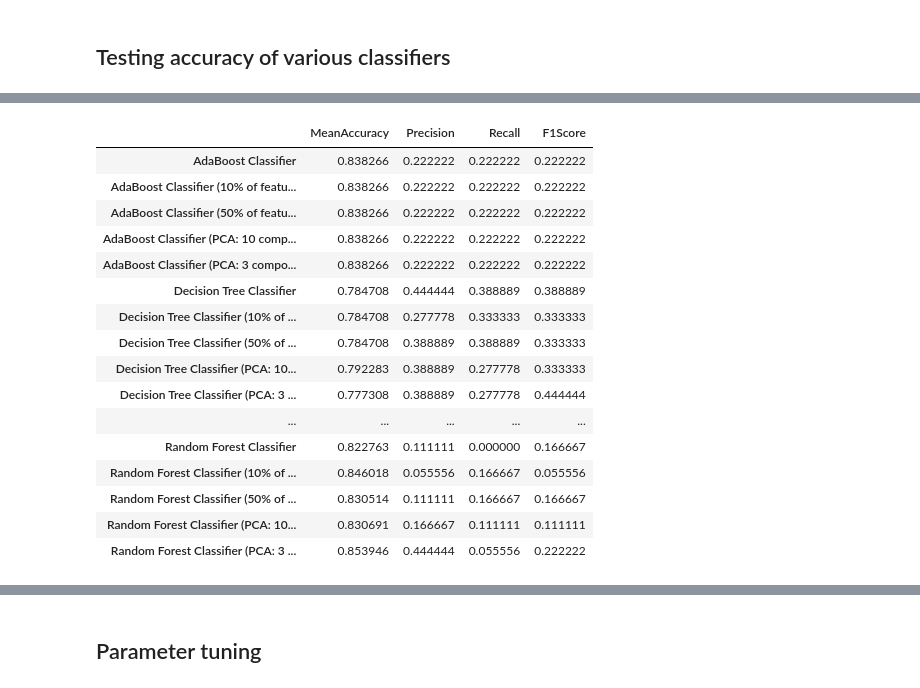
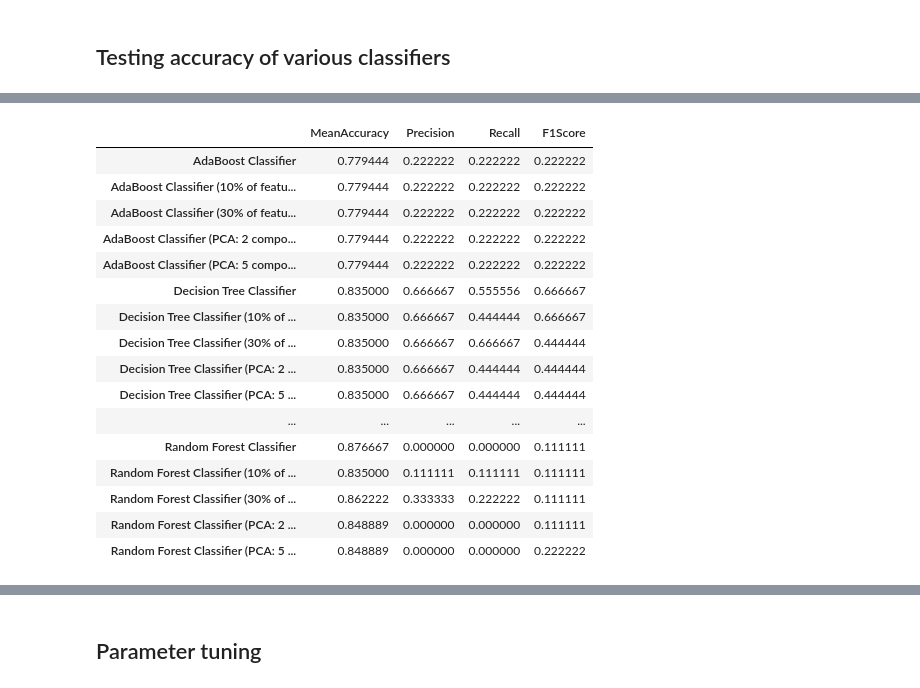
Before and after one commit to sian-nadin/enron_fraud, a Jupyter notebook: Enron Fraud.ipynb, the cells around one changed output, grey strips where cells are left out. Cells and saved outputs as stored; diff of their text form; code cells hidden in the pictures.

Commit message:
Test different classifiers

```diff
--- a/Enron Fraud.ipynb
+++ b/Enron Fraud.ipynb
@@ -124,0 +115,15 @@ X_train, X_test, y_train, y_test = train_test_split(X, y, test_size=0.1, random_
+# %%
+data = df.drop(['poi', 'email_address'], axis=1)
+X = data.values
+y = df.poi
+# %%
+# Generate the training and testing data
+from sklearn.model_selection import StratifiedKFold
+skf = StratifiedKFold(n_splits=2)
+skf.get_n_splits(X, y)
+
+StratifiedKFold(n_splits=2, random_state=None, shuffle=False)
+for train_index, test_index in skf.split(X, y):
+    #print("TRAIN:", train_index, "TEST:", test_index)
+    X_train, X_test = X[train_index], X[test_index]
+    y_train, y_test = y[train_index], y[test_index]
@@ -127,23 +159,22 @@ X_train, X_test, y_train, y_test = train_test_split(X, y, test_size=0.1, random_
 # %%
 from sklearn.decomposition import PCA
 
-pca = PCA(n_components=10)
+pca = PCA(n_components=2)
 pca.fit(X_train)
 
-X_train_pca10 = pca.transform(X_train)
-X_test_pca10 = pca.transform(X_test)
+X_train_pca2 = pca.transform(X_train)
+X_test_pca2 = pca.transform(X_test)
 
-
-pca = PCA(n_components=3)
+pca = PCA(n_components=5)
 pca.fit(X_train)
 
-X_train_pca3 = pca.transform(X_train)
-X_test_pca3 = pca.transform(X_test)
+X_train_pca5 = pca.transform(X_train)
+X_test_pca5 = pca.transform(X_test)
 # %%
 from sklearn.feature_selection import SelectPercentile
 
-X_train_reduce50 = SelectPercentile(percentile=50).fit_transform(X_train, y_train)
-X_test_reduce50 = SelectPercentile(percentile=50).fit_transform(X_test, y_test)
+X_train_reduce30 = SelectPercentile(percentile=30).fit_transform(X_train, y_train)
+X_test_reduce30 = SelectPercentile(percentile=30).fit_transform(X_test, y_test)
 
 X_train_reduce10 = SelectPercentile().fit_transform(X_train, y_train)
 X_test_reduce10 = SelectPercentile().fit_transform(X_test, y_test)
@@ -164,48 +203,48 @@ models = {"AdaBoost Classifier": AdaBoostClassifier(), "Gaussian Naive Bayes": G
           "Decision Tree Classifier": tree.DecisionTreeClassifier(), "Random Forest Classifier": RandomForestClassifier()}
 
 
-data = {"": X_train, "(50% of features)": X_train_reduce50, "(10% of features)": X_train_reduce10,
-       "(PCA: 10 components)": X_train_pca10, "(PCA: 3 components)": X_train_pca3}
+data = {"": X_train, "(30% of features)": X_train_reduce30, "(10% of features)": X_train_reduce10,
+       "(PCA: 2 components)": X_train_pca2, "(PCA: 5 components)": X_train_pca5}
 
 res = {}
 
 with warnings.catch_warnings():
     warnings.simplefilter("ignore")
 
     for name, model in models.items():
         for scale, X in data.items():
             n = name + " " + scale
             clf = model
             accuracy = cross_val_score(clf, X_train, y_train).mean()
 
             y_pred = cross_val_predict(clf, X_train, y_train)
 
             rec = cross_val_score(clf, X_train, y_train, scoring=make_scorer(recall_score)).mean()
             prec = cross_val_score(clf, X_train, y_train, scoring=make_scorer(recall_score)).mean()
             f1 = cross_val_score(clf, X_train, y_train, scoring=make_scorer(recall_score)).mean()
 
 
             res[n] = {"MeanAccuracy": accuracy, "Precision": prec, "Recall": rec, "F1Score": f1}
 
 results = pd.DataFrame.from_dict(res, orient="index")
 results = results[["MeanAccuracy", "Precision", "Recall", "F1Score"]]
 
 results
 # %% [output]
 |  | MeanAccuracy | Precision | Recall | F1Score |
-| AdaBoost Classifier | 0.838266 | 0.222222 | 0.222222 | 0.222222 |
-| AdaBoost Classifier (10% of featu... | 0.838266 | 0.222222 | 0.222222 | 0.222222 |
-| AdaBoost Classifier (50% of featu... | 0.838266 | 0.222222 | 0.222222 | 0.222222 |
-| AdaBoost Classifier (PCA: 10 comp... | 0.838266 | 0.222222 | 0.222222 | 0.222222 |
-| AdaBoost Classifier (PCA: 3 compo... | 0.838266 | 0.222222 | 0.222222 | 0.222222 |
-| Decision Tree Classifier | 0.784708 | 0.444444 | 0.388889 | 0.388889 |
-| Decision Tree Classifier (10% of ... | 0.784708 | 0.277778 | 0.333333 | 0.333333 |
-| Decision Tree Classifier (50% of ... | 0.784708 | 0.388889 | 0.388889 | 0.333333 |
-| Decision Tree Classifier (PCA: 10... | 0.792283 | 0.388889 | 0.277778 | 0.333333 |
-| Decision Tree Classifier (PCA: 3 ... | 0.777308 | 0.388889 | 0.277778 | 0.444444 |
+| AdaBoost Classifier | 0.779444 | 0.222222 | 0.222222 | 0.222222 |
+| AdaBoost Classifier (10% of featu... | 0.779444 | 0.222222 | 0.222222 | 0.222222 |
+| AdaBoost Classifier (30% of featu... | 0.779444 | 0.222222 | 0.222222 | 0.222222 |
+| AdaBoost Classifier (PCA: 2 compo... | 0.779444 | 0.222222 | 0.222222 | 0.222222 |
+| AdaBoost Classifier (PCA: 5 compo... | 0.779444 | 0.222222 | 0.222222 | 0.222222 |
+| Decision Tree Classifier | 0.835000 | 0.666667 | 0.555556 | 0.666667 |
+| Decision Tree Classifier (10% of ... | 0.835000 | 0.666667 | 0.444444 | 0.666667 |
+| Decision Tree Classifier (30% of ... | 0.835000 | 0.666667 | 0.666667 | 0.444444 |
+| Decision Tree Classifier (PCA: 2 ... | 0.835000 | 0.666667 | 0.444444 | 0.444444 |
+| Decision Tree Classifier (PCA: 5 ... | 0.835000 | 0.666667 | 0.444444 | 0.444444 |
 | ... | ... | ... | ... | ... |
-| Random Forest Classifier | 0.822763 | 0.111111 | 0.000000 | 0.166667 |
-| Random Forest Classifier (10% of ... | 0.846018 | 0.055556 | 0.166667 | 0.055556 |
-| Random Forest Classifier (50% of ... | 0.830514 | 0.111111 | 0.166667 | 0.166667 |
-| Random Forest Classifier (PCA: 10... | 0.830691 | 0.166667 | 0.111111 | 0.111111 |
-| Random Forest Classifier (PCA: 3 ... | 0.853946 | 0.444444 | 0.055556 | 0.222222 |
+| Random Forest Classifier | 0.876667 | 0.000000 | 0.000000 | 0.111111 |
+| Random Forest Classifier (10% of ... | 0.835000 | 0.111111 | 0.111111 | 0.111111 |
+| Random Forest Classifier (30% of ... | 0.862222 | 0.333333 | 0.222222 | 0.111111 |
+| Random Forest Classifier (PCA: 2 ... | 0.848889 | 0.000000 | 0.000000 | 0.111111 |
+| Random Forest Classifier (PCA: 5 ... | 0.848889 | 0.000000 | 0.000000 | 0.222222 |
```
Also changed, not shown: parts of 22 cells of this notebook, 13 other files.
